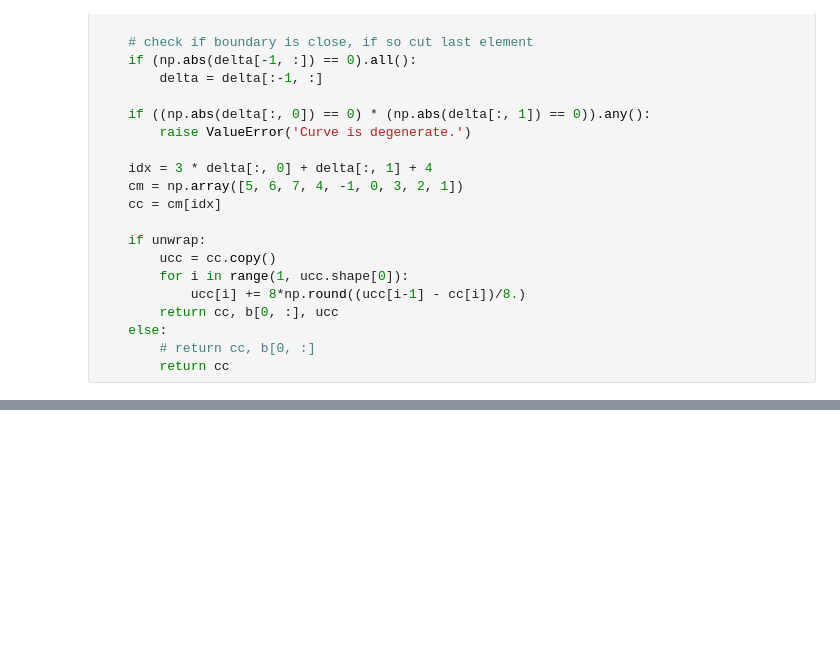
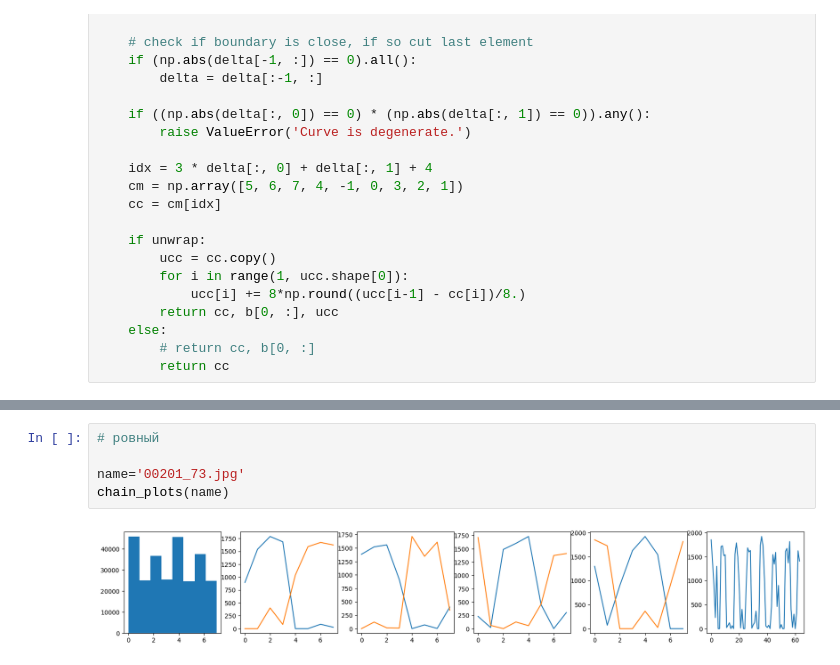
Before and after one commit to dkagramanyan/aist_2023, a Jupyter notebook: handwritten_features.ipynb, the cells around one changed output, grey strips where cells are left out. Saved outputs shown, nothing was run; the diff lists cells and outputs as text; blank space fills up the shorter version.

```diff
--- a/handwritten_features.ipynb
+++ b/handwritten_features.ipynb
@@ -252,0 +262,7 @@ plt.show()
+# %%
+# ровный
+
+name='00201_73.jpg'
+chain_plots(name)
+# %% [output]
+[figure, added]
```
Also changed, not shown: parts of 28 cells of this notebook.
